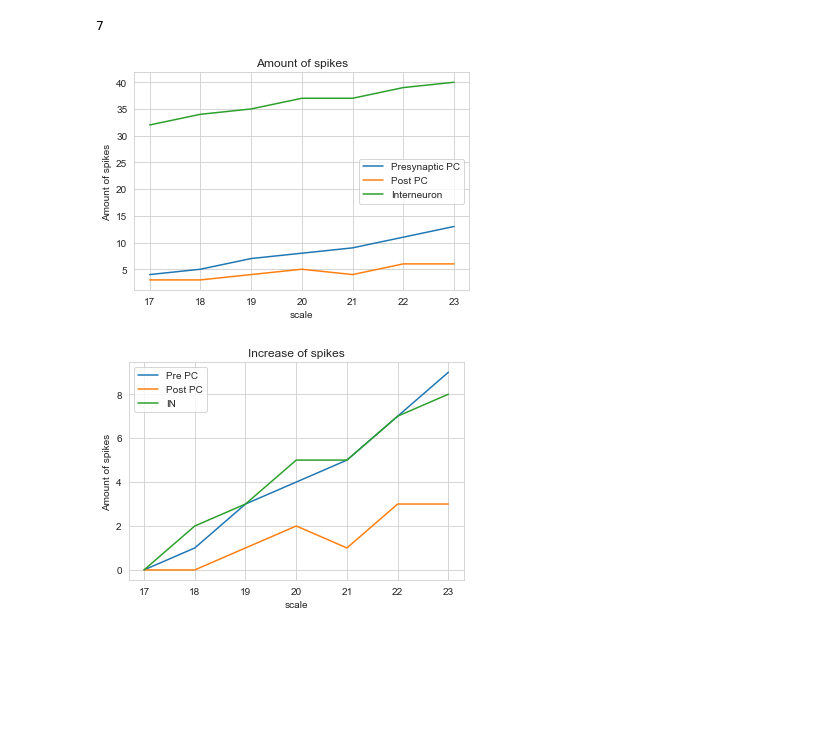
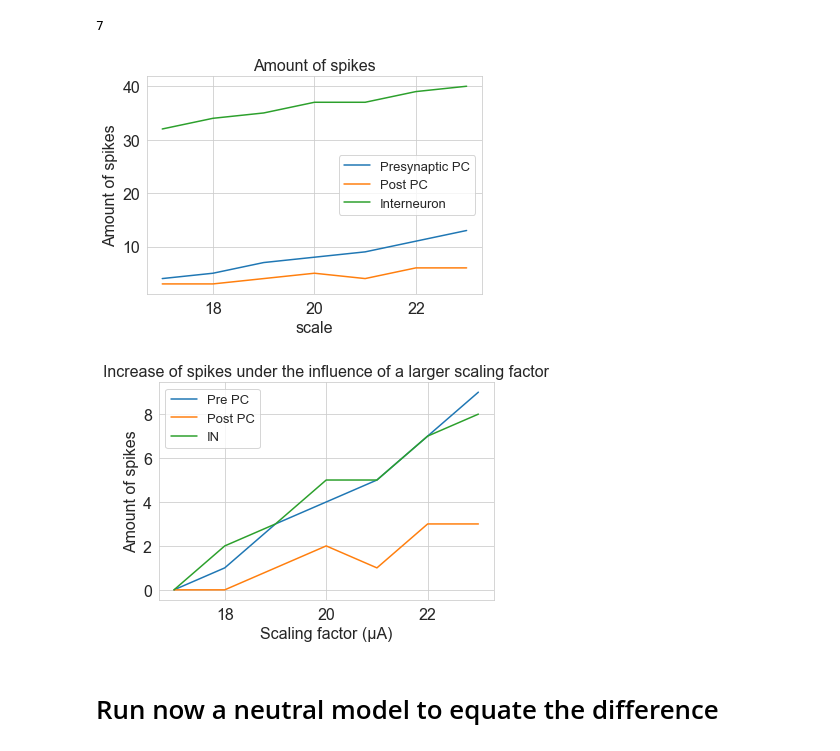
Before and after one commit to LaurenKeizer/BachelorStage, a Jupyter notebook: Final_code/NeuronModels/ForwardModel.ipynb, the cells around one changed output. Saved outputs shown, nothing was run; the diff lists cells and outputs as text; code cells hidden in the pictures; blank space fills up the shorter version.

```diff
--- a/Final_code/NeuronModels/ForwardModel.ipynb
+++ b/Final_code/NeuronModels/ForwardModel.ipynb
@@ -15,6 +18,34 @@ import pandas as pd
 from Final_code.ModelsandCalculations import NetworkRun as forw
 
 defaultclock = p.dt*ms
+# %%
+#setting the font sizes
+
+SMALL_SIZE = 13
+MEDIUM_SIZE = 16
+BIGGER_SIZE = 19
+
+plt.rc('font', size=MEDIUM_SIZE)          # controls default text sizes
+plt.rc('axes', titlesize=MEDIUM_SIZE)     # fontsize of the axes title
+plt.rc('axes', labelsize=MEDIUM_SIZE)    # fontsize of the x and y labels
+plt.rc('xtick', labelsize=MEDIUM_SIZE)    # fontsize of the tick labels
+plt.rc('ytick', labelsize=MEDIUM_SIZE)    # fontsize of the tick labels
+plt.rc('legend', fontsize=SMALL_SIZE)    # legend fontsize
+plt.rc('figure', titlesize=BIGGER_SIZE)  # fontsize of the figure title
+# %%
+scales  = [23]
+weights = [15]
+# %%
+data_PC = pd.DataFrame()
+data_IN = pd.DataFrame()
+
+for scale in scales:
+    output_PC, output_IN, spiketrain = forw.forward_run(scale, weights, p.seed)
+    output_PC.replace(r'\\n', ' ', regex= True)
+    output_IN.replace(r'\\n', ' ', regex= True)
+
+    data_IN = pd.concat([data_IN, output_IN])
+    data_PC = pd.concat([data_PC, output_PC])
 # %%
 scales  = [17,18,19,20,21,22,23]
 weights = [5, 10, 15, 20, 25 ,30]
@@ -97,15 +129,17 @@ plt.xlabel('scale')
 plt.ylabel('Amount of spikes')
 plt.show()
 # %% [output]
-[figure, old version]
+[figure, new version]
 # %%
-plt.title('Increase of spikes')
+plt.title('Increase of spikes under the influence of a larger scaling factor')
 plt.plot(scales ,PC_spikes_1-PC_spikes_1[0], label='Pre PC')
 plt.plot(scales ,PC_spikes_2-PC_spikes_2[0], label='Post PC')
 plt.plot(scales ,IN_spikes-IN_spikes[0], label='IN')
 plt.legend()
-plt.xlabel('scale')
+plt.xlabel('Scaling factor (\u03bcA)')
 plt.ylabel('Amount of spikes')
 plt.show()
 # %% [output]
-[figure, old version]
+[figure, new version]
+# %% [markdown]
+# Run now a neutral model to equate the difference
```
Also changed, not shown: parts of 16 cells of this notebook, 6 other files.
